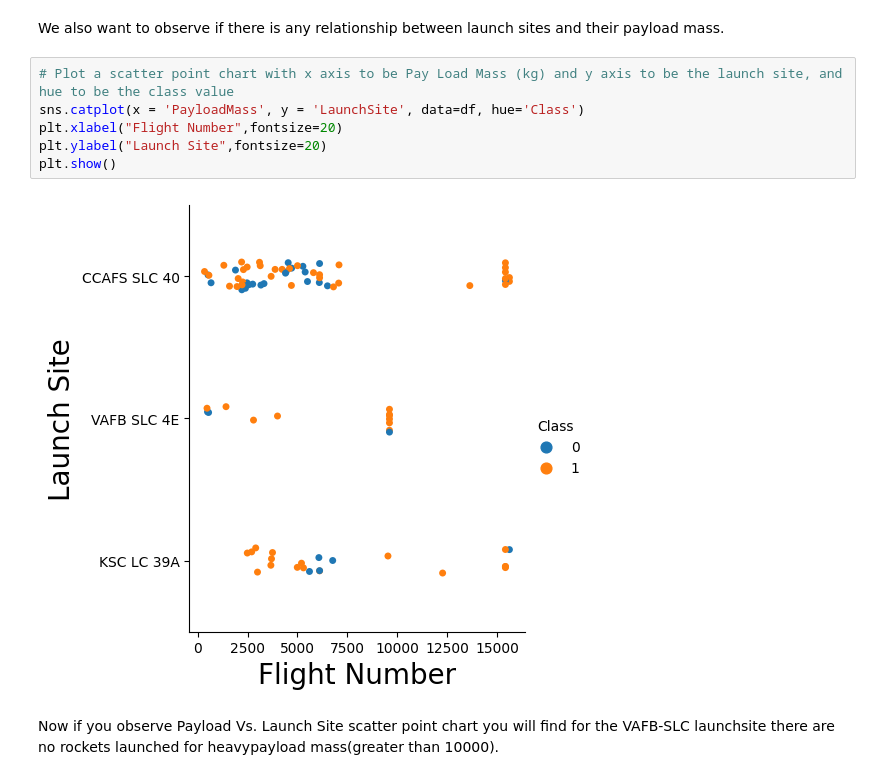
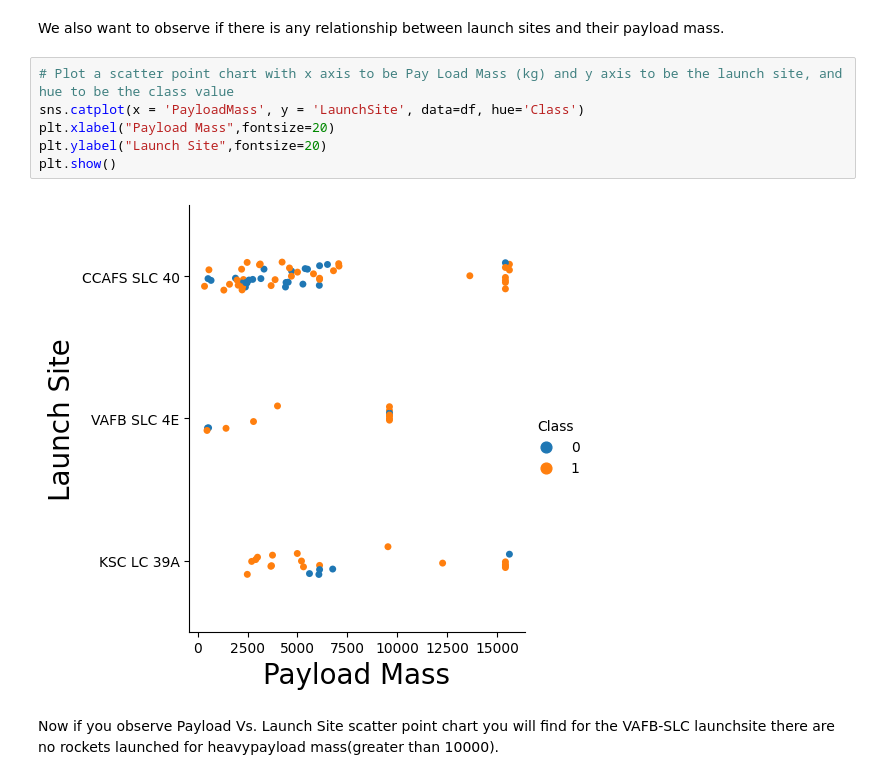
Before and after one commit to lavaxv123/IBM-Data-Science-Capstone, a Jupyter notebook: jupyter-labs-eda-dataviz.ipynb, the cells around one changed output. Saved outputs shown, nothing was run; the diff lists cells and outputs as text.

```diff
--- a/jupyter-labs-eda-dataviz.ipynb
+++ b/jupyter-labs-eda-dataviz.ipynb
@@ -99,11 +99,11 @@ We also want to observe if there is any relationship between launch sites and th
 # %%
 # Plot a scatter point chart with x axis to be Pay Load Mass (kg) and y axis to be the launch site, and hue to be the class value
 sns.catplot(x = 'PayloadMass', y = 'LaunchSite', data=df, hue='Class')
-plt.xlabel("Flight Number",fontsize=20)
+plt.xlabel("Payload Mass",fontsize=20)
 plt.ylabel("Launch Site",fontsize=20)
 plt.show()
 # %% [output]
-[figure, old version]
+[figure, new version]
 # %% [markdown]
 Now if you observe Payload Vs. Launch Site scatter point chart you will find for the VAFB-SLC  launchsite there are no  rockets  launched for  heavypayload mass(greater than 10000).
 # %% [markdown]
```
Also changed, not shown: parts of 3 cells of this notebook, 11 other files.
